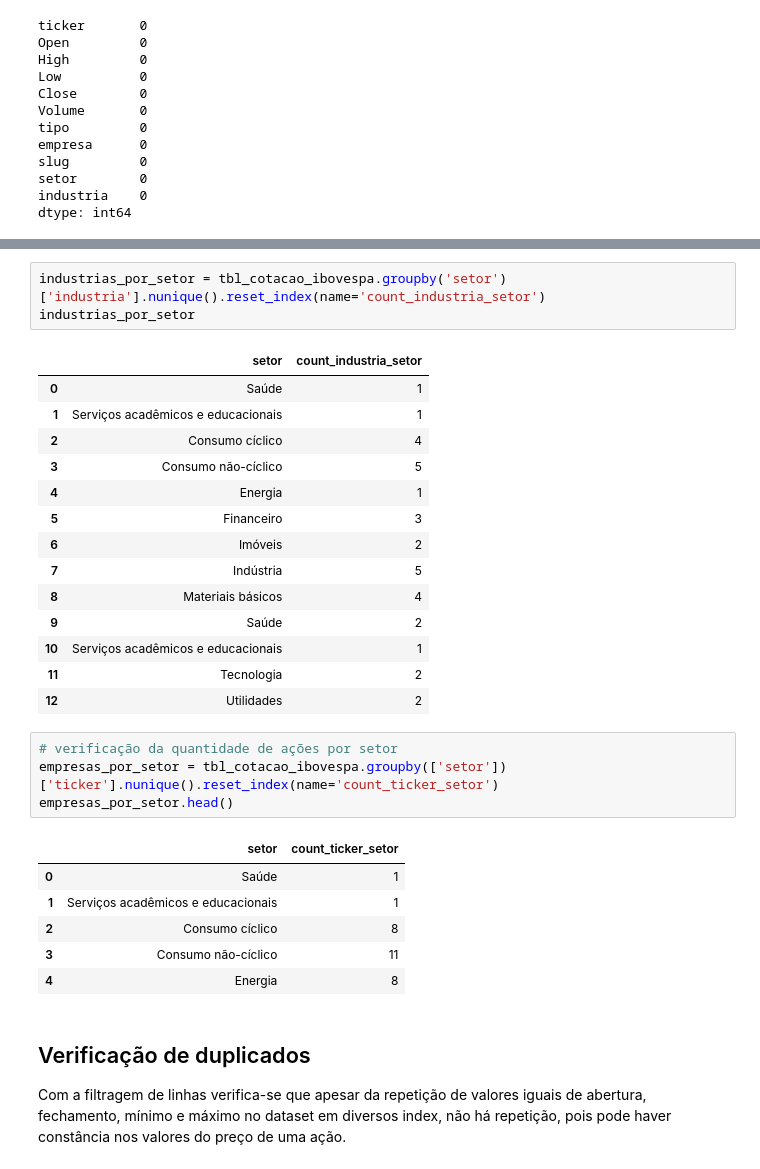
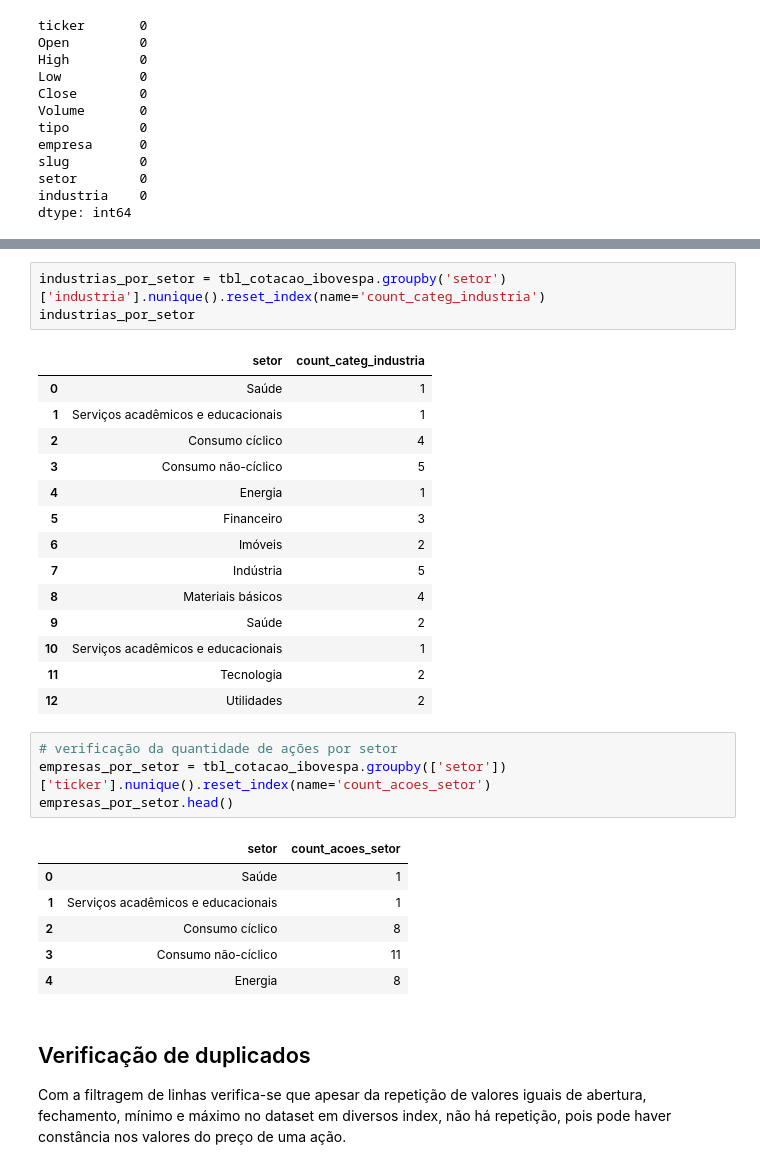
Before and after one commit to ederray/etl-aws, a Jupyter notebook: notebooks/eda.ipynb, the cells around one changed output, grey strips where cells are left out. Saved outputs shown, nothing was run; the diff lists cells and outputs as text.

```diff
--- a/notebooks/eda.ipynb
+++ b/notebooks/eda.ipynb
@@ -151,10 +237,10 @@ empresas_por_industria.head()
 | 3 | Consumo cíclico | Serviços de hotel e entretenimento | 2 |
 | 4 | Consumo cíclico | Varejistas especializados | 4 |
 # %%
-industrias_por_setor = tbl_cotacao_ibovespa.groupby('setor')['industria'].nunique().reset_index(name='count_industria_setor')
+industrias_por_setor = tbl_cotacao_ibovespa.groupby('setor')['industria'].nunique().reset_index(name='count_categ_industria')
 industrias_por_setor
 # %% [output]
-|  | setor | count_industria_setor |
+|  | setor | count_categ_industria |
 | 0 | Saúde | 1 |
 | 1 | Serviços acadêmicos e educacionais | 1 |
 | 2 | Consumo cíclico | 4 |
@@ -170,10 +256,10 @@ industrias_por_setor
 | 12 | Utilidades | 2 |
 # %%
 # verificação da quantidade de ações por setor
-empresas_por_setor = tbl_cotacao_ibovespa.groupby(['setor'])['ticker'].nunique().reset_index(name='count_ticker_setor')
+empresas_por_setor = tbl_cotacao_ibovespa.groupby(['setor'])['ticker'].nunique().reset_index(name='count_acoes_setor')
 empresas_por_setor.head()
 # %% [output]
-|  | setor | count_ticker_setor |
+|  | setor | count_acoes_setor |
 | 0 | Saúde | 1 |
 | 1 | Serviços acadêmicos e educacionais | 1 |
 | 2 | Consumo cíclico | 8 |
```
Also changed, not shown: parts of 31 cells of this notebook, 4 other files.
